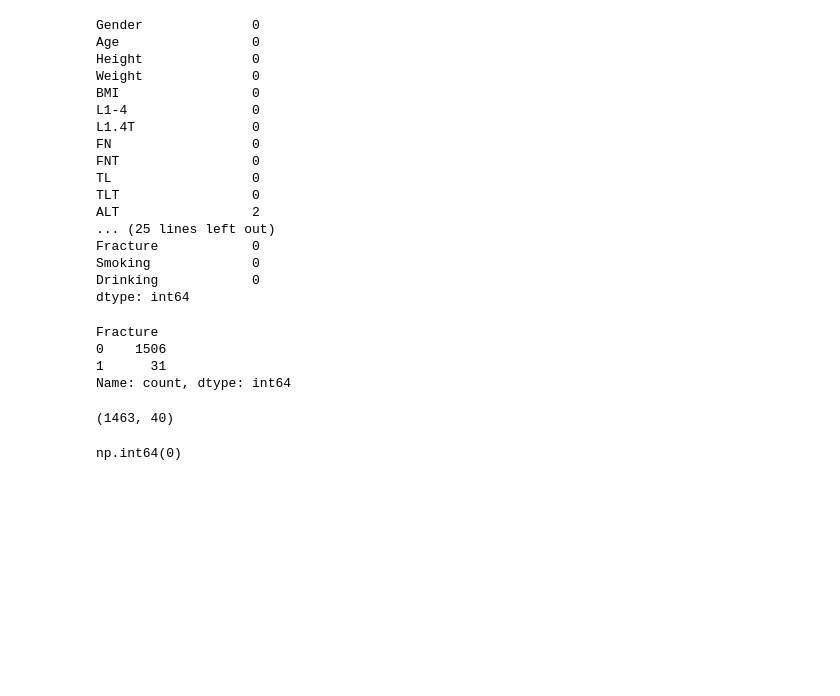
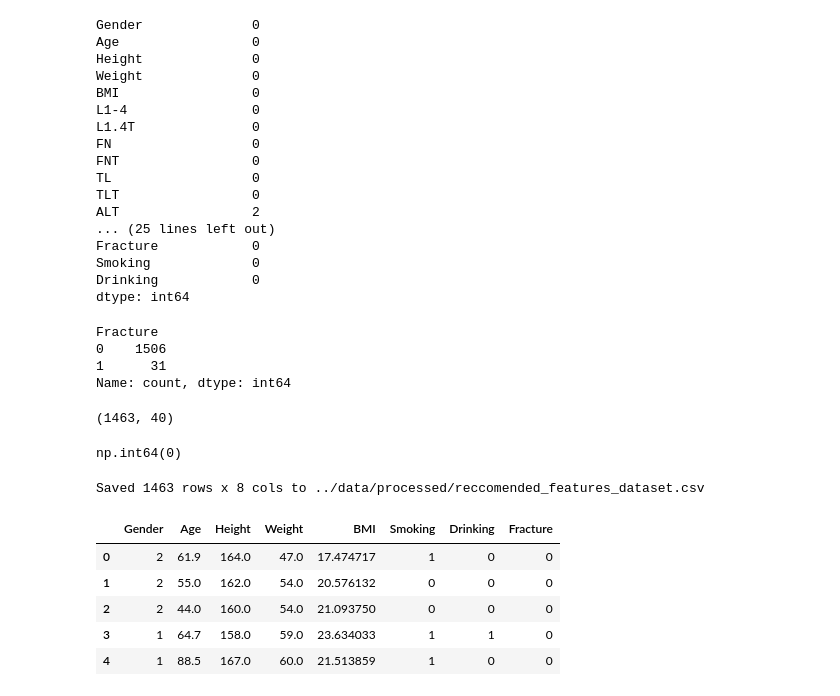
Before and after one commit to roheth286/rebone-ai, a Jupyter notebook: notebooks/notebook_01.ipynb, the cells around one changed output. Cells and saved outputs as stored; diff of their text form; code cells hidden in the pictures; blank space fills up the shorter version.

```diff
--- a/notebooks/notebook_01.ipynb
+++ b/notebooks/notebook_01.ipynb
@@ -129,3 +129,46 @@ df.to_csv("../data/processed/cleaned_UA.csv", index=False)
 df.isnull().sum().sum()
 # %% [output]
 np.int64(0)
+# %%
+# Create recommended features dataset from cleaned_UA.csv
+import pandas as pd
+
+in_path = "../data/processed/cleaned_UA.csv"
+out_path = "../data/processed/reccomended_features_dataset.csv"
+
+# Select the desired columns — note 'Smoking' and 'Drinking' are separate, and target is 'Fracture'
+selected = [
+    "Gender",
+    "Age",
+    "Height",
+    "Weight",
+    "BMI",
+    "Smoking",
+    "Drinking",
+    "Fracture",
+]
+
+# Load cleaned data
+df_clean = pd.read_csv(in_path)
+
+# Check for missing columns and report
+missing = [c for c in selected if c not in df_clean.columns]
+if missing:
+    print(f"Warning: the following requested columns are missing in {in_path}: {missing}")
+
+rec_df = df_clean[[c for c in selected if c in df_clean.columns]].copy()
+
+# Save recommended dataset
+rec_df.to_csv(out_path, index=False)
+print(f"Saved {rec_df.shape[0]} rows x {rec_df.shape[1]} cols to {out_path}")
+
+# Display a quick preview
+rec_df.head()
+# %% [output]
+Saved 1463 rows x 8 cols to ../data/processed/reccomended_features_dataset.csv
+|  | Gender | Age | Height | Weight | BMI | Smoking | Drinking | Fracture |
+| 0 | 2 | 61.9 | 164.0 | 47.0 | 17.474717 | 1 | 0 | 0 |
+| 1 | 2 | 55.0 | 162.0 | 54.0 | 20.576132 | 0 | 0 | 0 |
+| 2 | 2 | 44.0 | 160.0 | 54.0 | 21.093750 | 0 | 0 | 0 |
+| 3 | 1 | 64.7 | 158.0 | 59.0 | 23.634033 | 1 | 1 | 0 |
+| 4 | 1 | 88.5 | 167.0 | 60.0 | 21.513859 | 1 | 0 | 0 |
```
Also changed, not shown: parts of 3 cells of this notebook, 10 other files.
